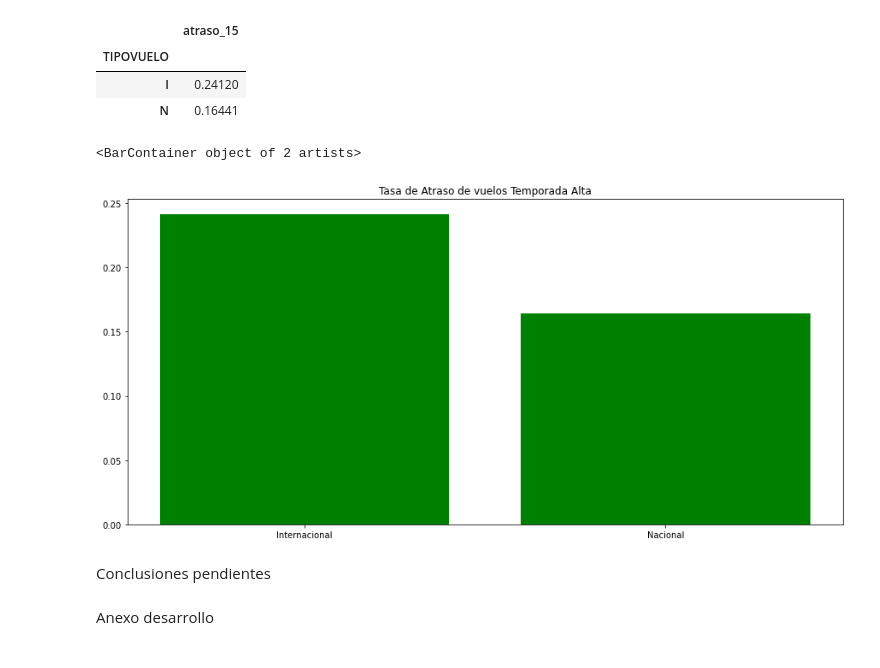
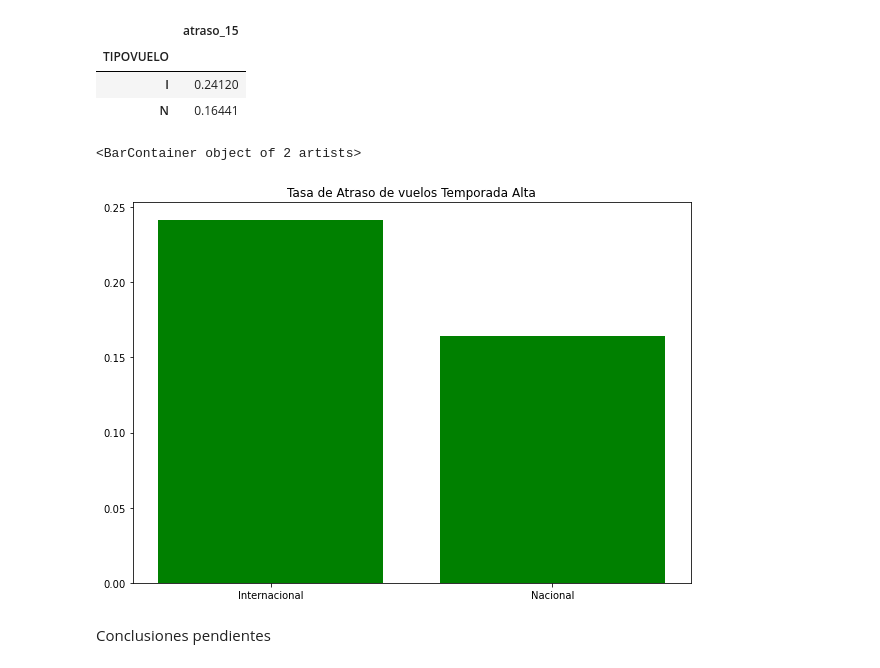
Before and after one commit to Danilo22m/Prueba-LATAM, a Jupyter notebook: solution.ipynb, the cells around one changed output. Saved outputs shown, nothing was run; the diff lists cells and outputs as text; code cells hidden in the pictures.

```diff
--- a/solution.ipynb
+++ b/solution.ipynb
@@ -507,13 +507,11 @@ base.pivot_table(index = "TIPOVUELO", values = "atraso_15")
 # %%
 temp = ["Internacional", "Nacional"]
 valores= [0.24120, 0.16441]
-pyplot.figure(figsize=(15,7))
+pyplot.figure(figsize=(10,7))
 pyplot.title("Tasa de Atraso de vuelos Temporada Alta")
 pyplot.bar(temp, height=valores, color="green")
 # %% [output]
 <BarContainer object of 2 artists>
-[figure, old version]
+[figure, new version]
 # %% [markdown]
 Conclusiones pendientes
-# %% [markdown]
-Anexo desarrollo
```
Also changed, not shown: parts of 7 cells of this notebook.
